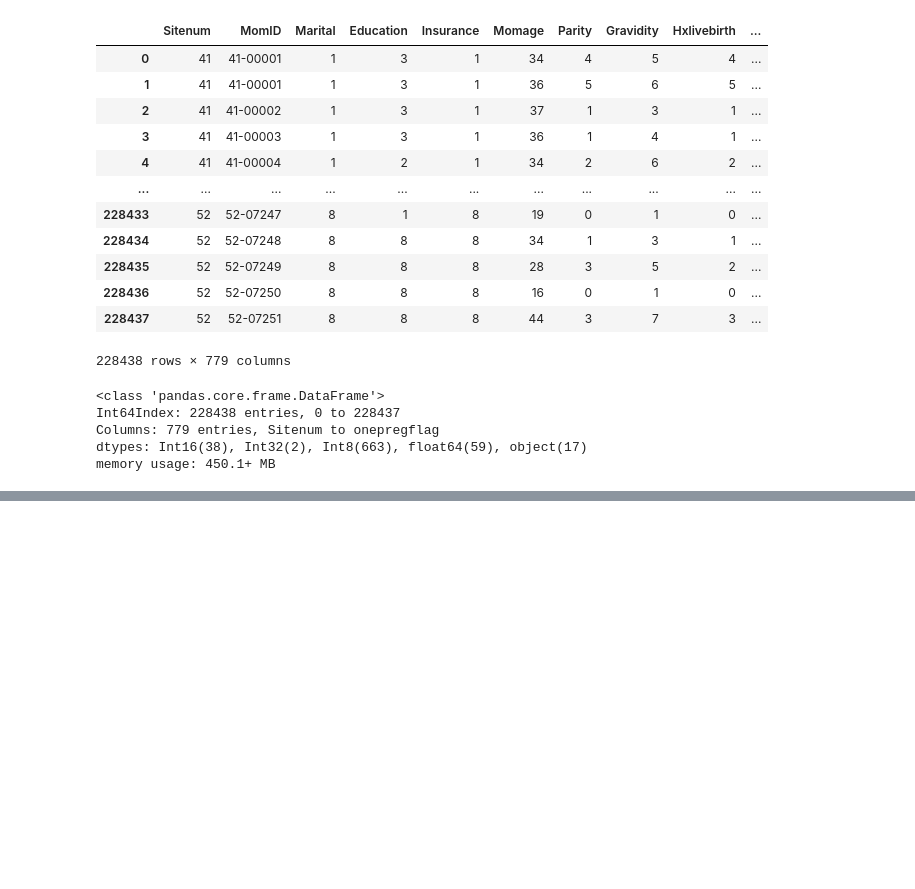
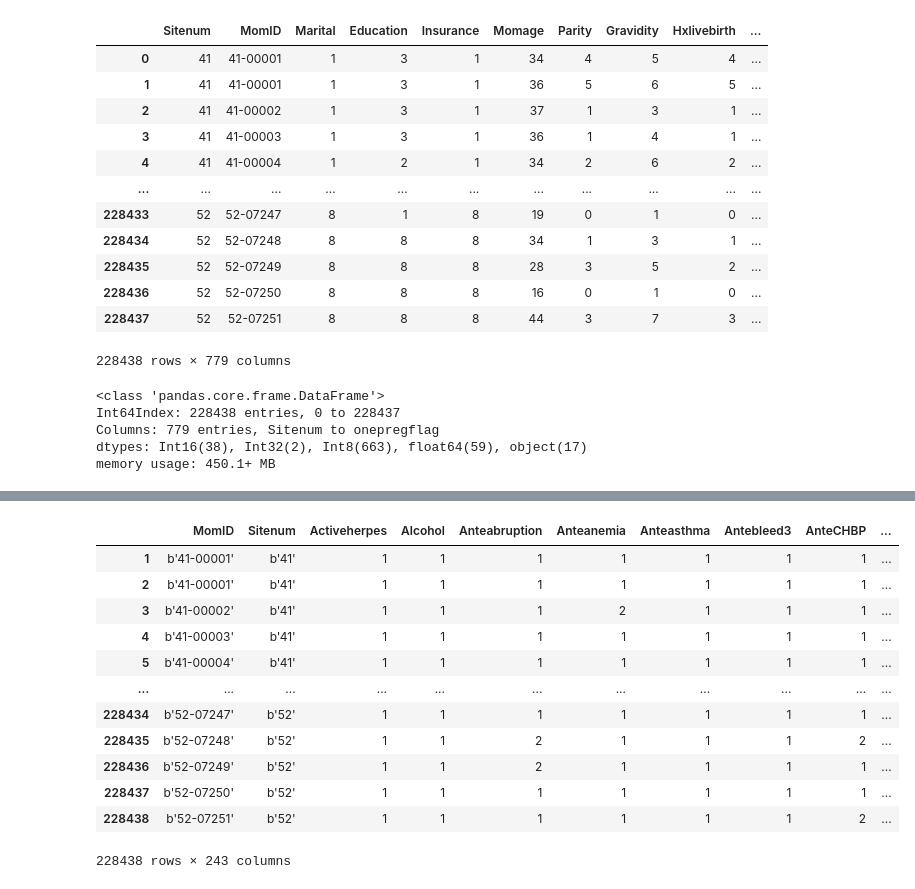
Before and after one commit to lhncbc/MFM_bopf, a Jupyter notebook: src/CSL_eda.ipynb, the cells around one changed output, grey strips where cells are left out. Cells and saved outputs as stored; diff of their text form; code cells hidden in the pictures; blank space fills up the shorter version.

```diff
--- a/src/CSL_eda.ipynb
+++ b/src/CSL_eda.ipynb
@@ -42,3 +42,7 @@ Int64Index: 228438 entries, 0 to 228437
 Columns: 779 entries, Sitenum to onepregflag
 dtypes: Int16(38), Int32(2), Int8(663), float64(59), object(17)
 memory usage: 450.1+ MB
+# %%
+pd.options.display.max_rows = None
+null_cnt = csl_df.isnull().sum()
+null_cnt
@@ -60,3 +117,21 @@ Length: 779, dtype: int64
+# %%
+pd.options.display.max_rows = 20
+pd.options.display.max_columns = None
+csl_lr
+# %% [output]
+|  | MomID | Sitenum | Activeherpes | Alcohol | Anteabruption | Anteanemia | Anteasthma | Antebleed3 | AnteCHBP | ... |
+| 1 | b'41-00001' | b'41' | 1 | 1 | 1 | 1 | 1 | 1 | 1 | ... |
+| 2 | b'41-00001' | b'41' | 1 | 1 | 1 | 1 | 1 | 1 | 1 | ... |
+| 3 | b'41-00002' | b'41' | 1 | 1 | 1 | 2 | 1 | 1 | 1 | ... |
+| 4 | b'41-00003' | b'41' | 1 | 1 | 1 | 1 | 1 | 1 | 1 | ... |
+| 5 | b'41-00004' | b'41' | 1 | 1 | 1 | 1 | 1 | 1 | 1 | ... |
+| ... | ... | ... | ... | ... | ... | ... | ... | ... | ... | ... |
+| 228434 | b'52-07247' | b'52' | 1 | 1 | 1 | 1 | 1 | 1 | 1 | ... |
+| 228435 | b'52-07248' | b'52' | 1 | 1 | 2 | 1 | 1 | 1 | 2 | ... |
+| 228436 | b'52-07249' | b'52' | 1 | 1 | 2 | 1 | 1 | 1 | 1 | ... |
+| 228437 | b'52-07250' | b'52' | 1 | 1 | 1 | 1 | 1 | 1 | 1 | ... |
+| 228438 | b'52-07251' | b'52' | 1 | 1 | 1 | 1 | 1 | 1 | 2 | ... |
+228438 rows × 243 columns
 # %%
 csl_df.describe(include='all')
 # %% [output]
```
Also changed, not shown: parts of 14 cells of this notebook, 2 other files.
